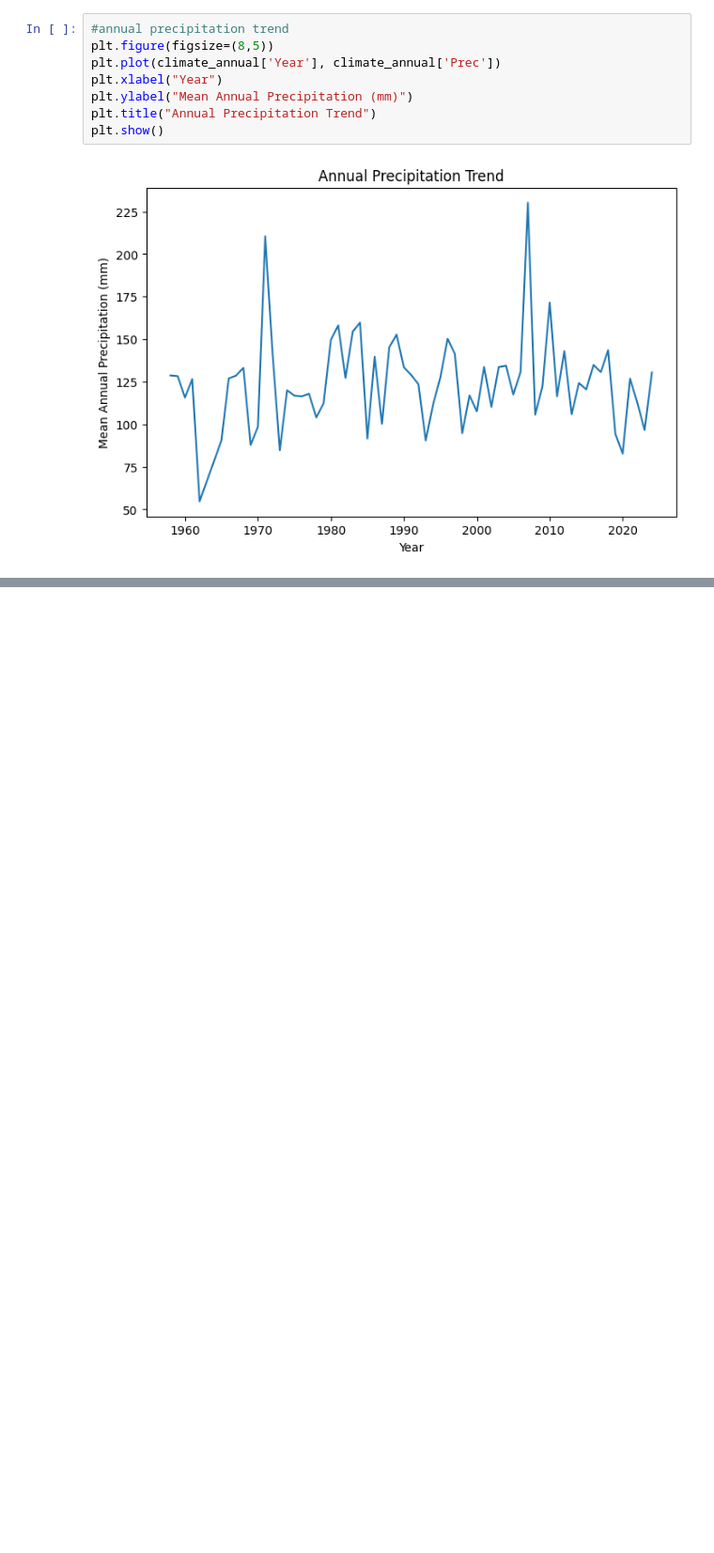
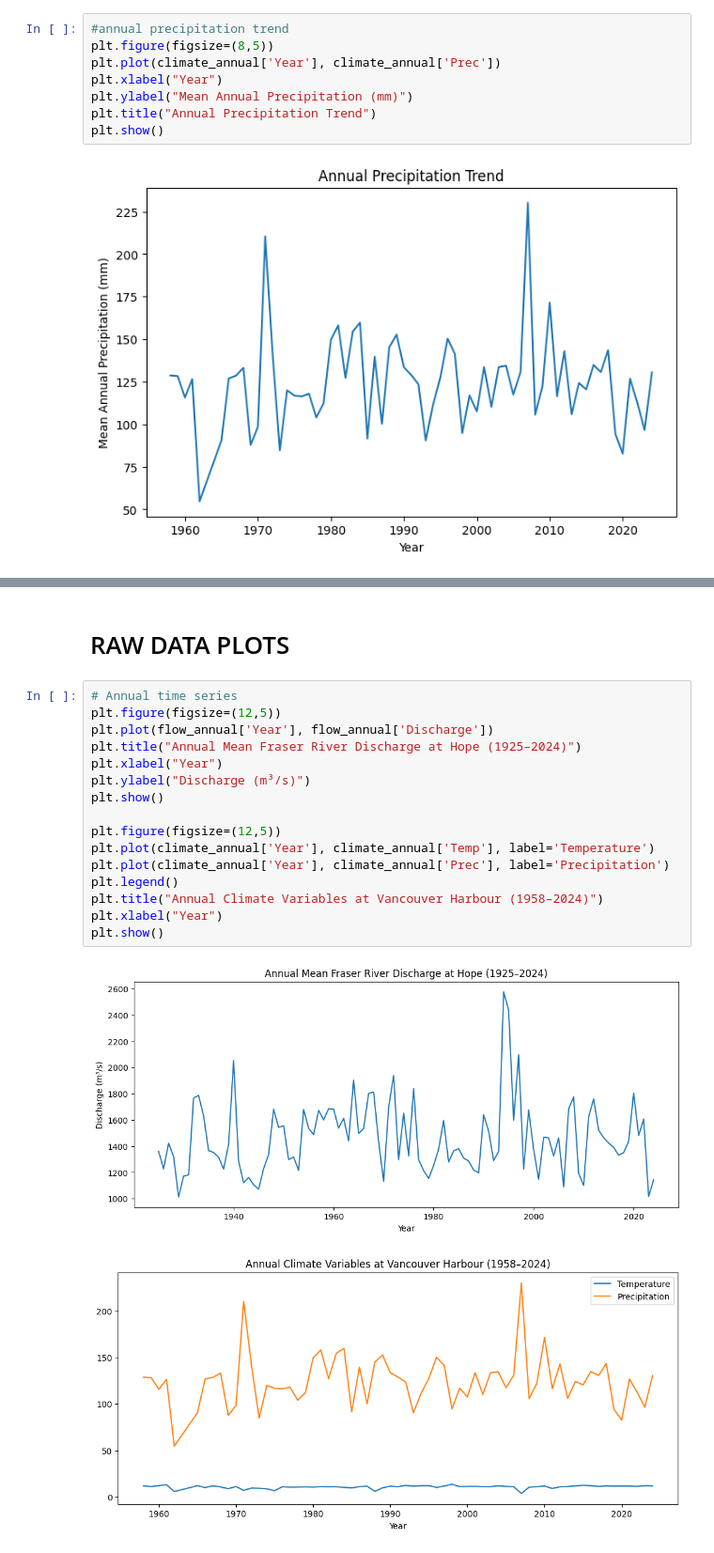
Before and after one commit to samreen1410/project_precipitation, a Jupyter notebook: Final.ipynb, the cells around one changed output, grey strips where cells are left out. Shown at 94% size. Saved outputs shown, nothing was run; the diff lists cells and outputs as text; blank space fills up the shorter version.

```diff
--- a/Preliminary.ipynb
+++ b/Final.ipynb
@@ -400,0 +401,21 @@ plt.show()
+# %% [markdown]
+# RAW DATA PLOTS
+# %%
+# Annual time series
+plt.figure(figsize=(12,5))
+plt.plot(flow_annual['Year'], flow_annual['Discharge'])
+plt.title("Annual Mean Fraser River Discharge at Hope (1925–2024)")
+plt.xlabel("Year")
+plt.ylabel("Discharge (m³/s)")
+plt.show()
+
+plt.figure(figsize=(12,5))
+plt.plot(climate_annual['Year'], climate_annual['Temp'], label='Temperature')
+plt.plot(climate_annual['Year'], climate_annual['Prec'], label='Precipitation')
+plt.legend()
+plt.title("Annual Climate Variables at Vancouver Harbour (1958–2024)")
+plt.xlabel("Year")
+plt.show()
+# %% [output]
+[figure, added]
+[figure, added]
```
Also changed, not shown: parts of 16 cells of this notebook.
